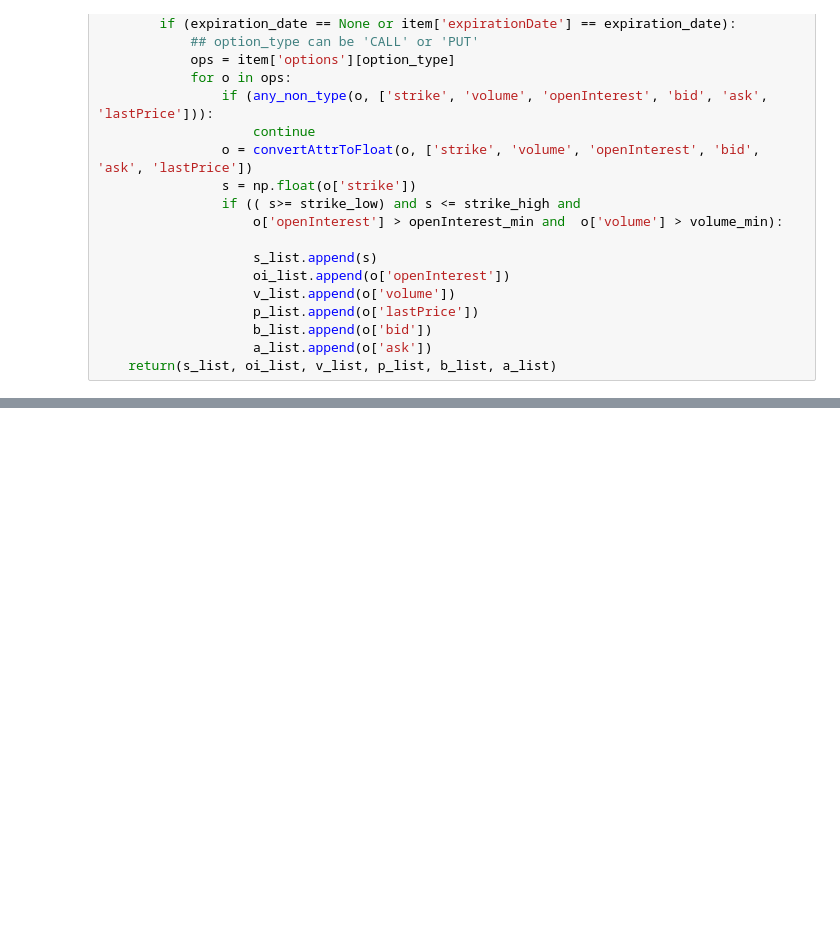
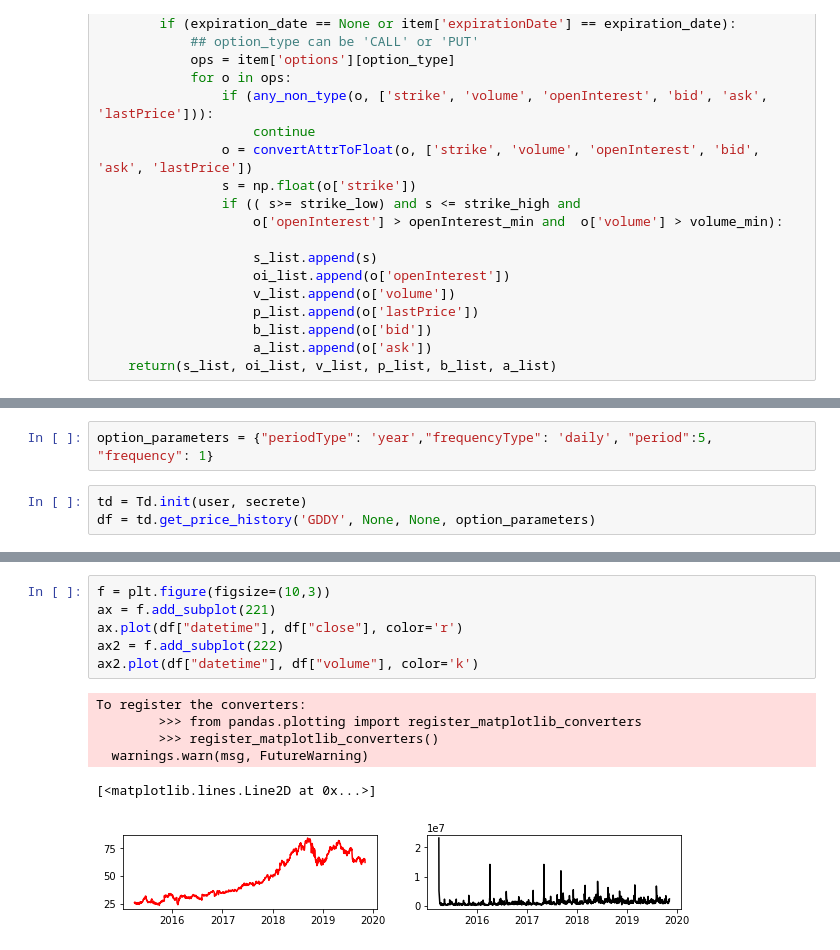
Before and after one commit to jjtt8080/stockML, a Jupyter notebook: TradeML.ipynb, the cells around one changed output, grey strips where cells are left out. Saved outputs shown, nothing was run; the diff lists cells and outputs as text; blank space fills up the shorter version.

```diff
--- a/TradeML.ipynb
+++ b/TradeML.ipynb
@@ -94,0 +190,5 @@ ax4.plot(np.array(s_list_f), np.array(a_list_f), color='b')
+# %%
+option_parameters = {"periodType": 'year',"frequencyType": 'daily', "period":5, "frequency": 1}
+# %%
+td = Td.init(user, secrete)
+df = td.get_price_history('GDDY', None, None, option_parameters)
@@ -94,0 +215,13 @@ ax4.plot(np.array(s_list_f), np.array(a_list_f), color='b')
+# %%
+f = plt.figure(figsize=(10,3))
+ax = f.add_subplot(221)
+ax.plot(df["datetime"], df["close"], color='r')
+ax2 = f.add_subplot(222)
+ax2.plot(df["datetime"], df["volume"], color='k')
+# %% [output]
+To register the converters:
+        >>> from pandas.plotting import register_matplotlib_converters
+        >>> register_matplotlib_converters()
+  warnings.warn(msg, FutureWarning)
+[<matplotlib.lines.Line2D at 0x...>]
+[figure, added]
```
Also changed, not shown: parts of 23 cells of this notebook, 1 other file.
